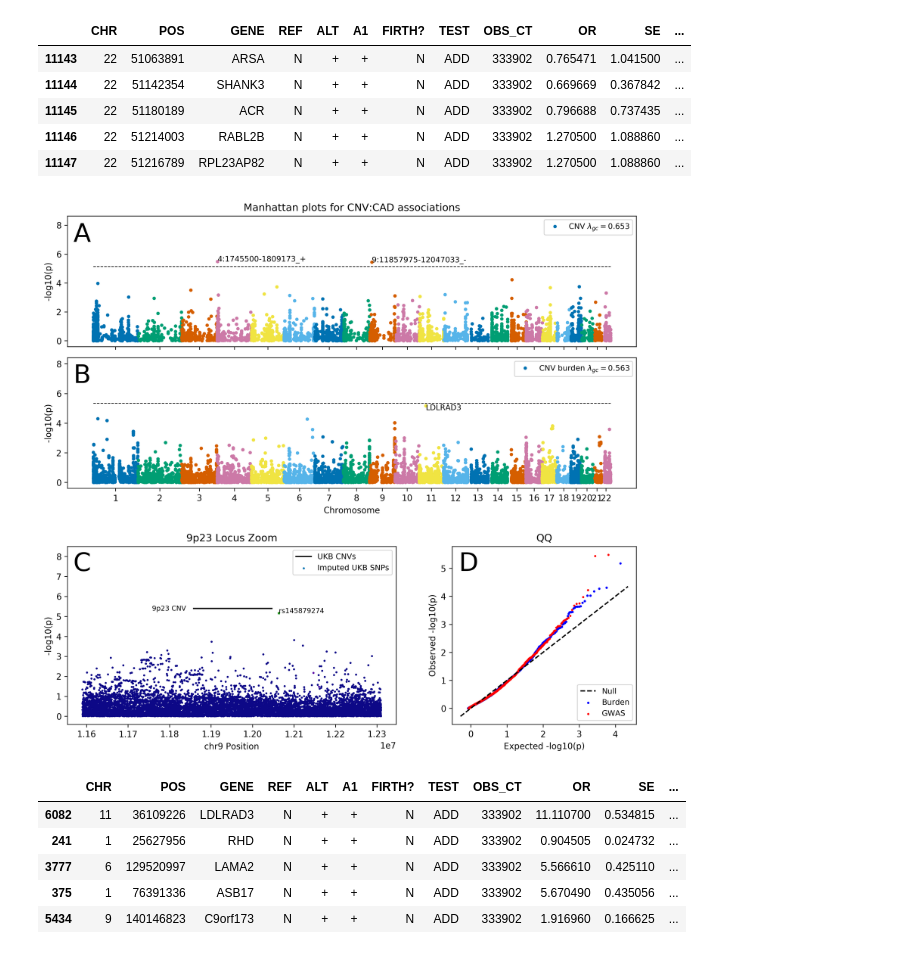
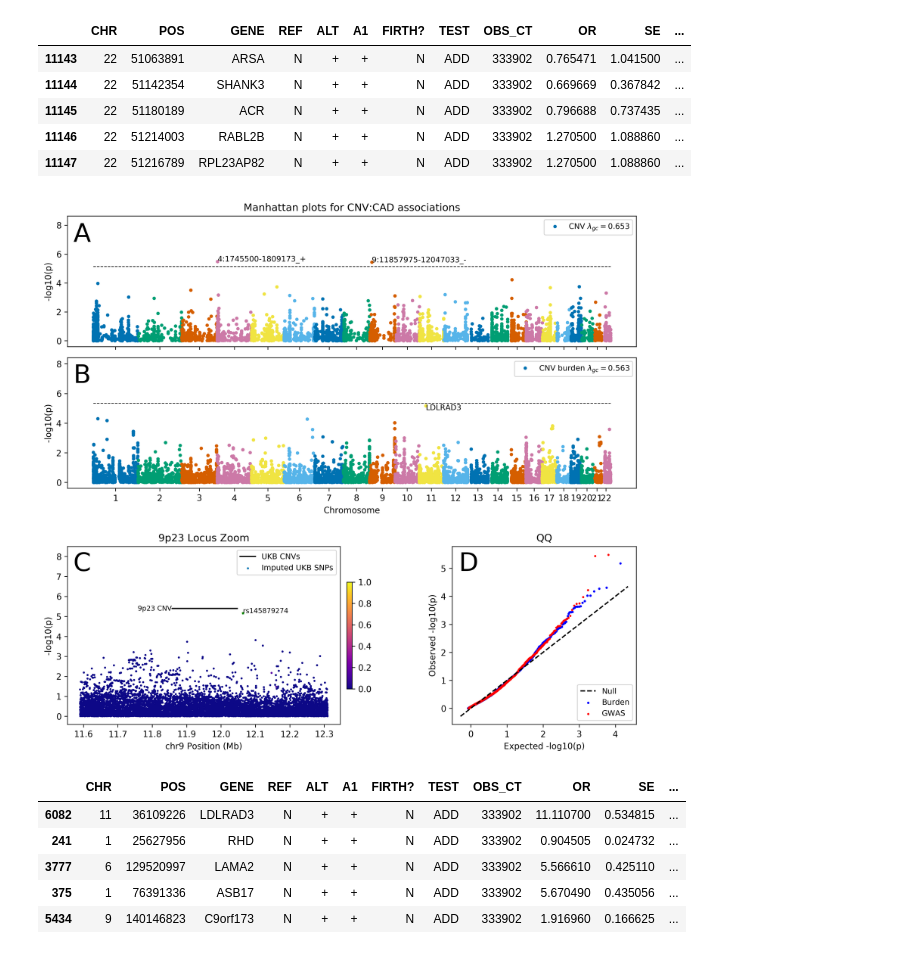
Before and after one commit to priestlab/cnv-ukb, a Jupyter notebook: figures/Figure2-CAD.ipynb, the cells around one changed output. Cells and saved outputs as stored; diff of their text form; code cells hidden in the pictures.

```diff
--- a/figures/Figure2-CAD.ipynb
+++ b/figures/Figure2-CAD.ipynb
@@ -150,55 +150,57 @@ r = pd.read_table(r, usecols=['SNP_B', 'R2'], sep='\s+').rename_axis({'SNP_B':'I
 snps = snps.merge(r, how='outer')
 snps = snps.dropna(subset=['R2'])
 snps['mlog10p'] = snps['P'].apply(lambda x:-np.log10(x))
+snps['POS'] = snps['POS'] * 1e-6
 
 # plot everything, then do special labels for lead variants
-plt.scatter(snps['POS'], snps['mlog10p'], s=2, c=snps['R2'], cmap='plasma')
+r2color = plt.scatter(snps['POS'], snps['mlog10p'], s=2, c=snps['R2'], cmap='plasma')
 special = snps.query('R2 == 1')
 for i,row in special.iterrows():
     plt.scatter([row['POS']], [row['mlog10p']], s=5, c='green', marker='*')
     plt.annotate('rs145879274', [row['POS'], row['mlog10p']], fontsize=8)
 
 # add CNVs
-plt.plot([11857975, 12047033], [-np.log10(0.000004), -np.log10(0.000004)], 'k-')
-plt.annotate('9p23 CNV', [11857975 - 100000, -np.log10(5.087900e-06)], fontsize=8)
-plt.legend(['UKB CNVs', 'Imputed UKB SNPs'], fontsize=9, loc=1)
+plt.plot([11.857975, 12.047033], [-np.log10(0.000004), -np.log10(0.000004)], 'k-')
+plt.annotate('9p23 CNV', [11.857975 - 0.100000, -np.log10(5.087900e-06)], fontsize=8)
 
 # labels, adjust axis
-plt.ylabel('-log10(p)'), plt.xlabel('chr9 Position'), plt.title('9p23 Locus Zoom')
+plt.legend(['UKB CNVs', 'Imputed UKB SNPs'], fontsize=9, loc=1)
+plt.colorbar(r2color, pad=0.02, shrink=0.6)
+plt.ylabel('-log10(p)'), plt.xlabel('chr9 Position (Mb)'), plt.title('9p23 Locus Zoom')
 plt.ylim([1.5*i for i in ax.get_ylim()])
 
 ##################
 # D: QQ for GWAS #
 ##################
 ax = fig.add_subplot(grid[7:,8:])
 
 # make stats
 qq1,l1 = probplot(-np.log10(gwas['P'].values), dist=expon)
 qq2,l2 = probplot(-np.log10(burden['P'].values), dist=expon)
 
 # plot
 for qq,l,m,s,c in [(qq2,l2,'o',3,'b'), (qq1,l1,'x',3,'r')]:
     plt.scatter(qq[0]*l[0] + l[1],qq[1],s=s,marker=m,color=c)
 plt.plot(ax.get_xlim(),ax.get_xlim(),'k--')
 
 # labels
 plt.legend(['Null','Burden','GWAS'], fontsize=9, loc=4)
 plt.ylabel('Observed -log10(p)')
 plt.xlabel('Expected -log10(p)')
 plt.title('QQ')
 
 
 # add labels
 fig.text(0.133, 0.842, 'A', fontsize=30)
 fig.text(0.133, 0.632, 'B', fontsize=30)
 fig.text(0.133, 0.353, 'C', fontsize=30)
 fig.text(0.658, 0.353, 'D', fontsize=30)
 
 # done!
 plt.savefig('Figure2.pdf')
 plt.show()
 # %% [output]
-[figure, old version]
+[figure, new version]
 # %%
 burden.sort_values('P').head()
 # %% [output]
```
Also changed, not shown: parts of 1 cell of this notebook, 5 other files.
